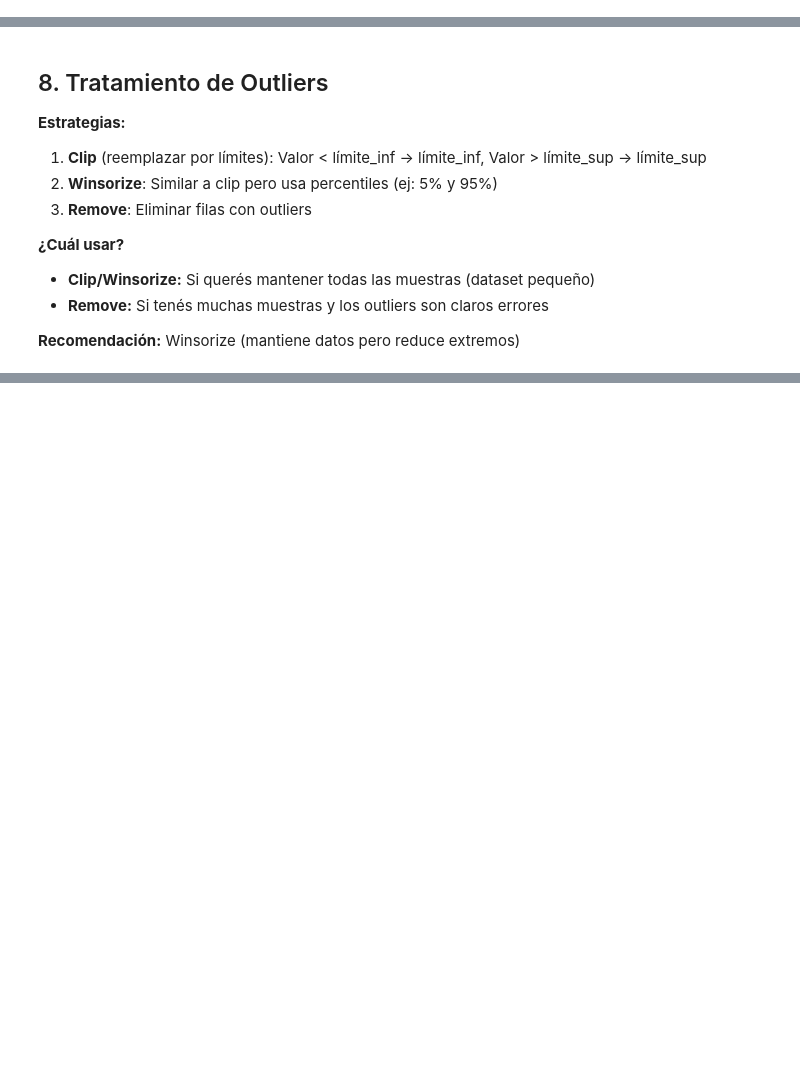
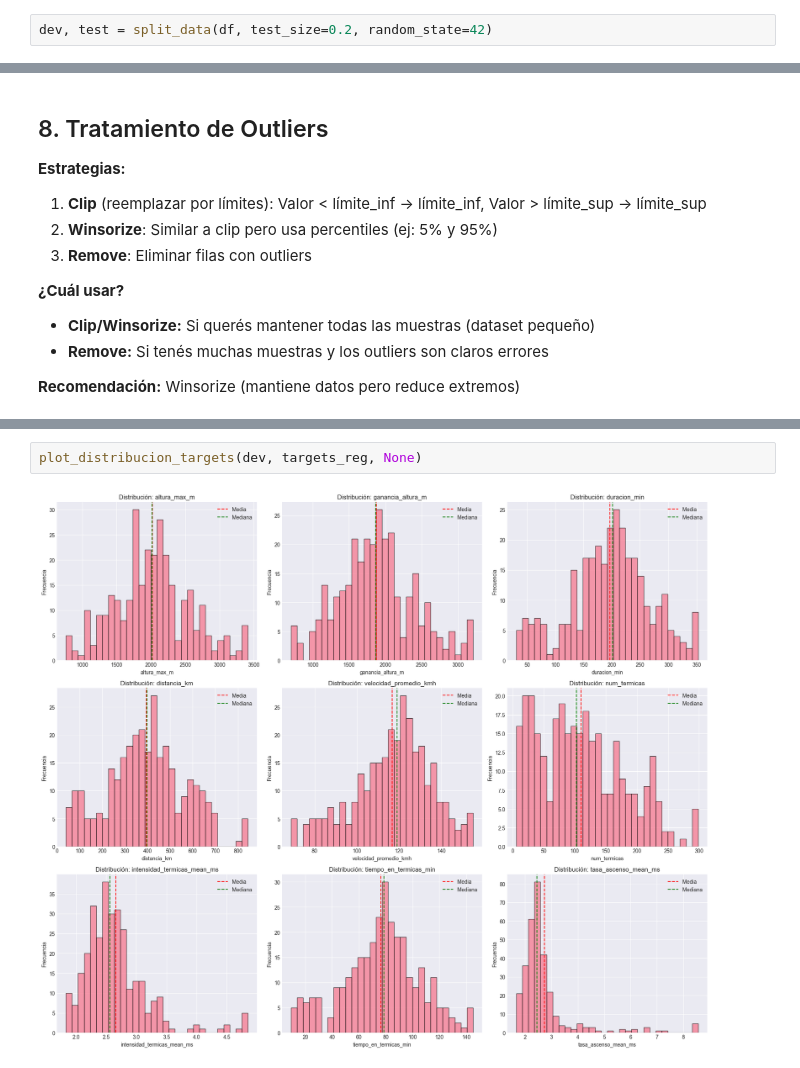
Before and after one commit to estanislaomolina/TP-Final-ML, a Jupyter notebook: data analysis/01_EDA_Preprocesamiento.ipynb, the cells around one changed output, grey strips where cells are left out. Drawn from its saved outputs; the diff is of its cells as text; blank space fills up the shorter version.

Commit message:
queda listo el split, falta normalizar los datos y que queden guardados los datasets

```diff
--- a/data analysis/01_EDA_Preprocesamiento.ipynb
+++ b/data analysis/01_EDA_Preprocesamiento.ipynb
@@ -386,0 +231,2 @@ Columnas con valores faltantes:
+# %%
+dev, test = split_data(df, test_size=0.2, random_state=42)
@@ -1307,0 +274,4 @@ RESULTADO GLOBAL
+# %%
+plot_distribucion_targets(dev, targets_reg, None)
+# %% [output]
+[figure, added]
```
Also changed, not shown: parts of 33 cells of this notebook, 1 other file.
